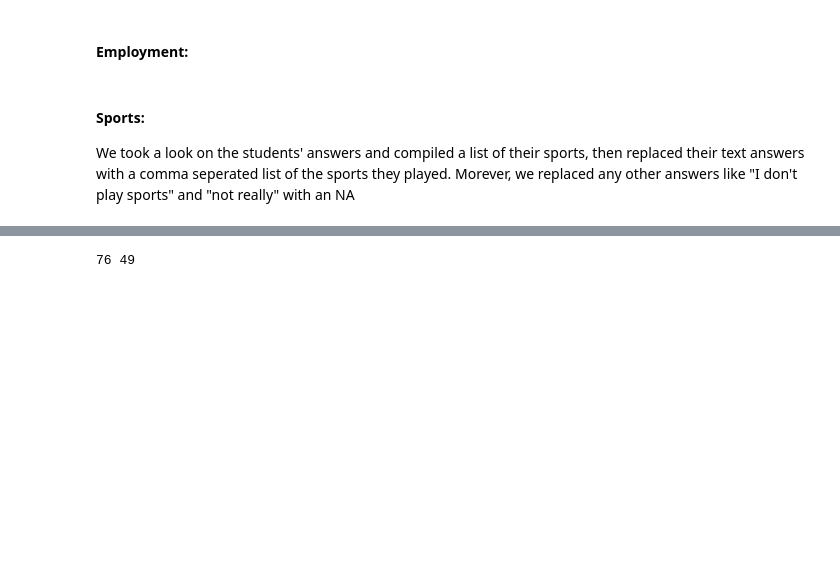
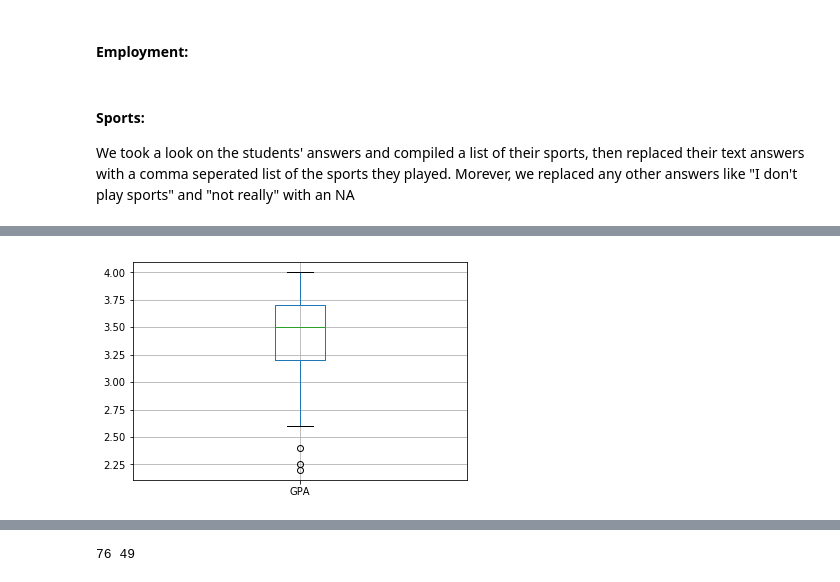
Before and after one commit to ahmedhagii/visual-analytics-project, a Jupyter notebook: visual-analytics-lab.ipynb, the cells around one changed output, grey strips where cells are left out. Saved outputs shown, nothing was run; the diff lists cells and outputs as text; code cells hidden in the pictures; blank space fills up the shorter version.

```diff
--- a/visual-analytics-lab.ipynb
+++ b/visual-analytics-lab.ipynb
@@ -78,2 +116,8 @@ Name: type_sports, dtype: int64
+# %%
+#not sure if important
+data.boxplot('GPA')
+plt.show()
+# %% [output]
+[figure, added]
 # %%
 # TODO: Remove useless columns: non-coded columns
```
Also changed, not shown: parts of 9 cells of this notebook.
